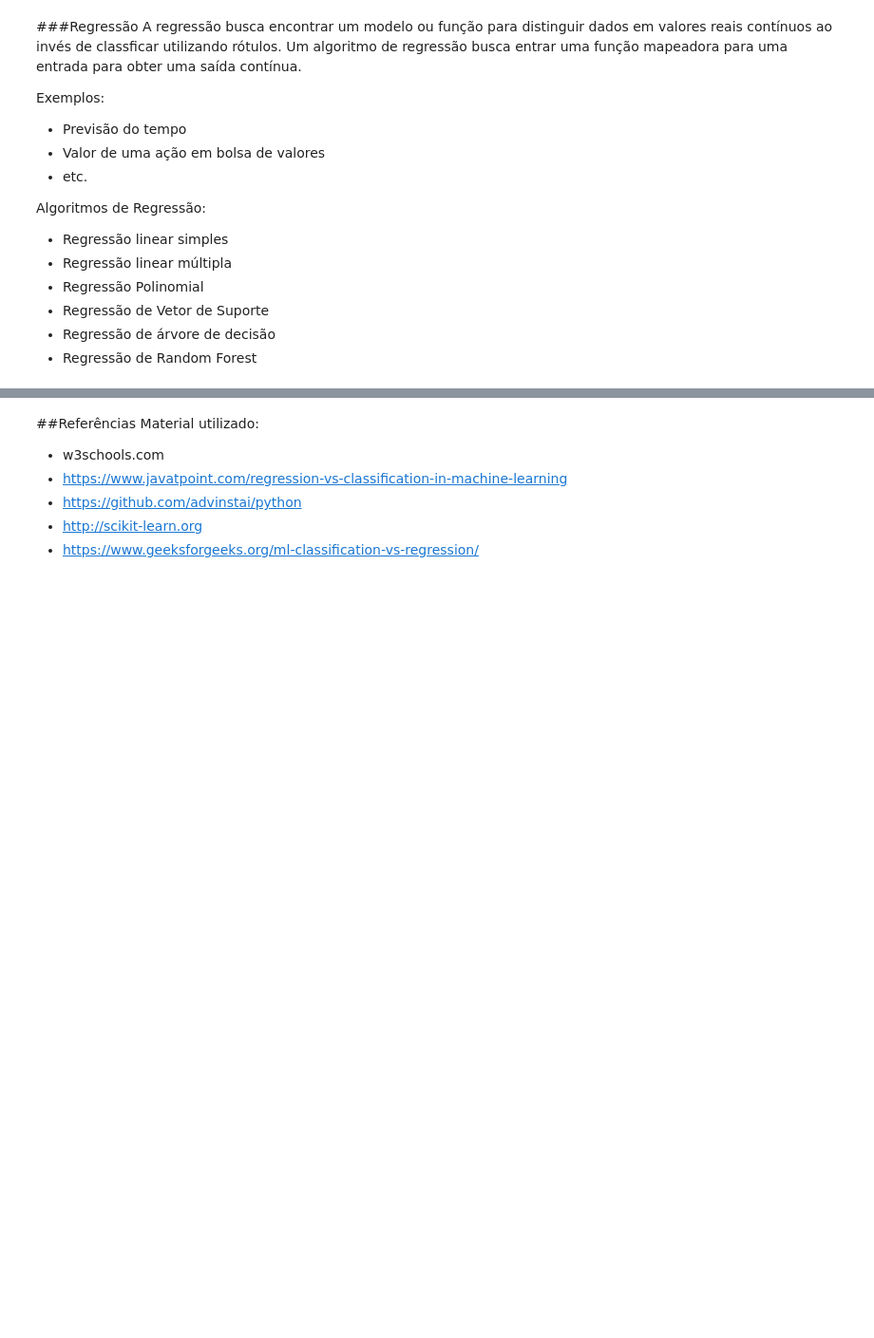
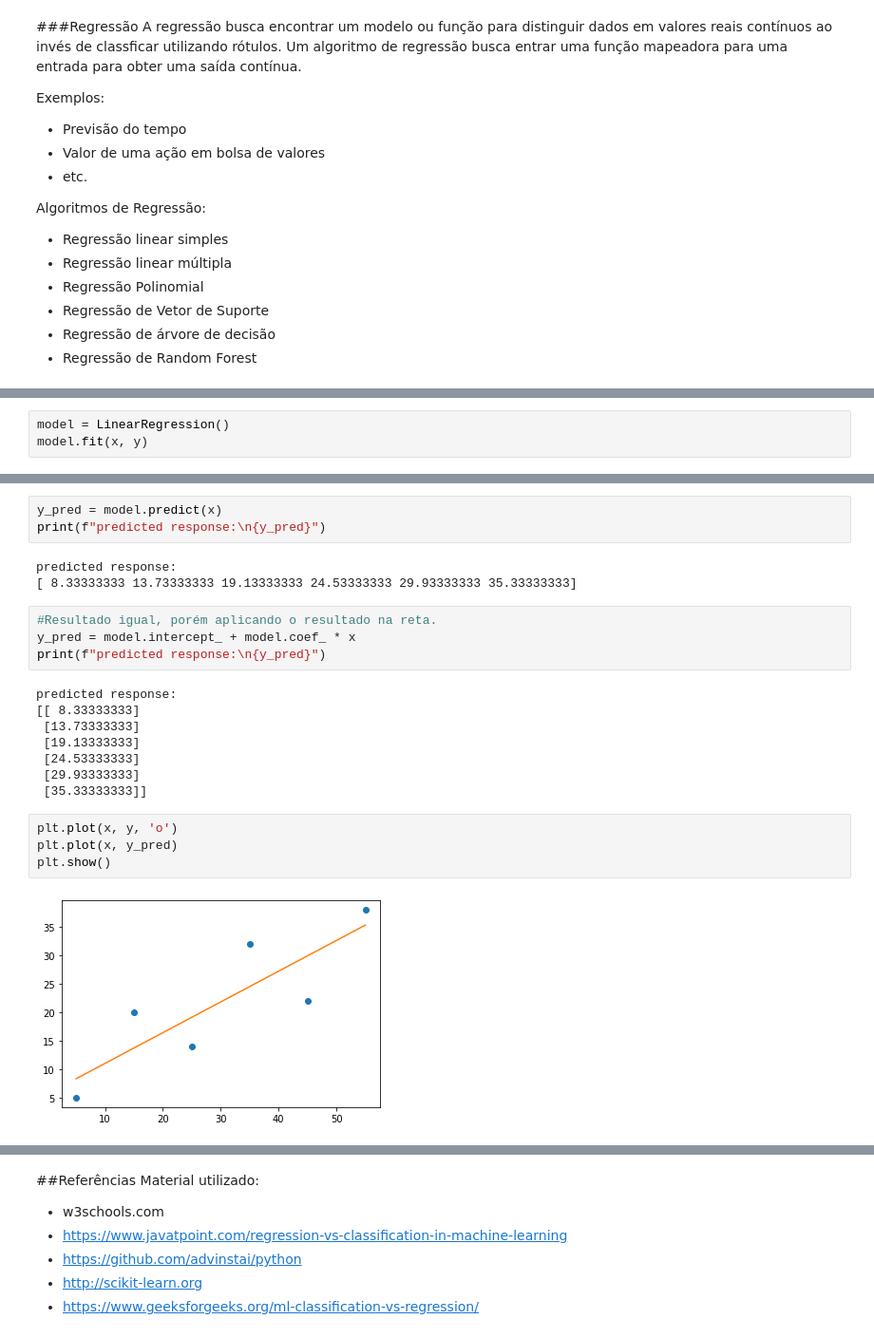
Before and after one commit to fernandonakagawa/ADS_5P_TE_Python_DS, a Jupyter notebook: Python_para_Data_Science_ADS_5P_TE.ipynb, the cells around one changed output, grey strips where cells are left out. Shown at 95% size. Drawn from its saved outputs; the diff is of its cells as text; blank space fills up the shorter version.

```diff
--- a/Python_para_Data_Science_ADS_5P_TE.ipynb
+++ b/Python_para_Data_Science_ADS_5P_TE.ipynb
@@ -2139,0 +2166,3 @@ Algoritmos de Regressão:
+# %%
+model = LinearRegression()
+model.fit(x, y)
@@ -2139,0 +2180,24 @@ Algoritmos de Regressão:
+# %%
+y_pred = model.predict(x)
+print(f"predicted response:\n{y_pred}")
+# %% [output]
+predicted response:
+[ 8.33333333 13.73333333 19.13333333 24.53333333 29.93333333 35.33333333]
+# %%
+#Resultado igual, porém aplicando o resultado na reta.
+y_pred = model.intercept_ + model.coef_ * x
+print(f"predicted response:\n{y_pred}")
+# %% [output]
+predicted response:
+[[ 8.33333333]
+ [13.73333333]
+ [19.13333333]
+ [24.53333333]
+ [29.93333333]
+ [35.33333333]]
+# %%
+plt.plot(x, y, 'o')
+plt.plot(x, y_pred)
+plt.show()
+# %% [output]
+[figure, added]
```
Also changed, not shown: parts of 19 cells of this notebook.
